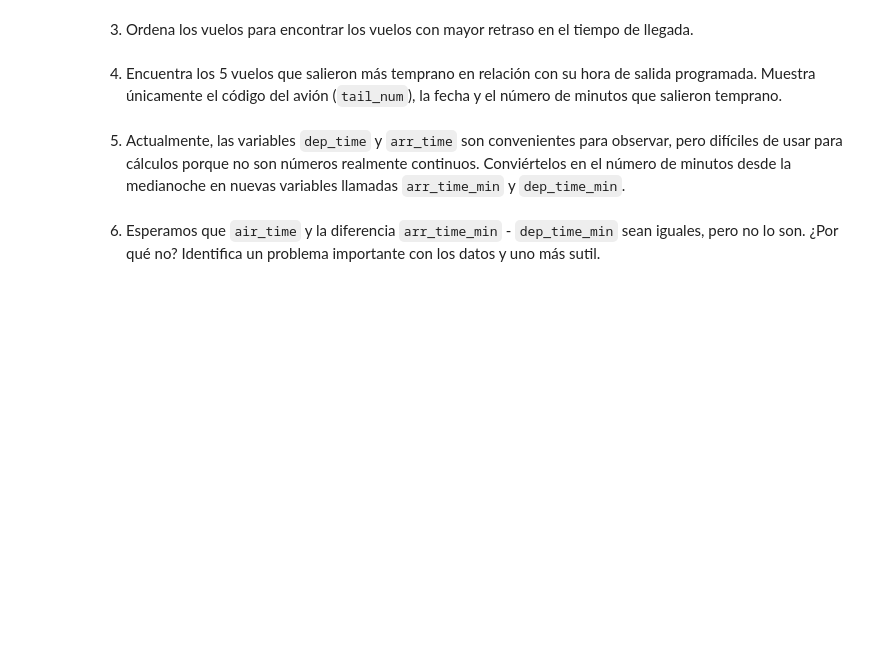
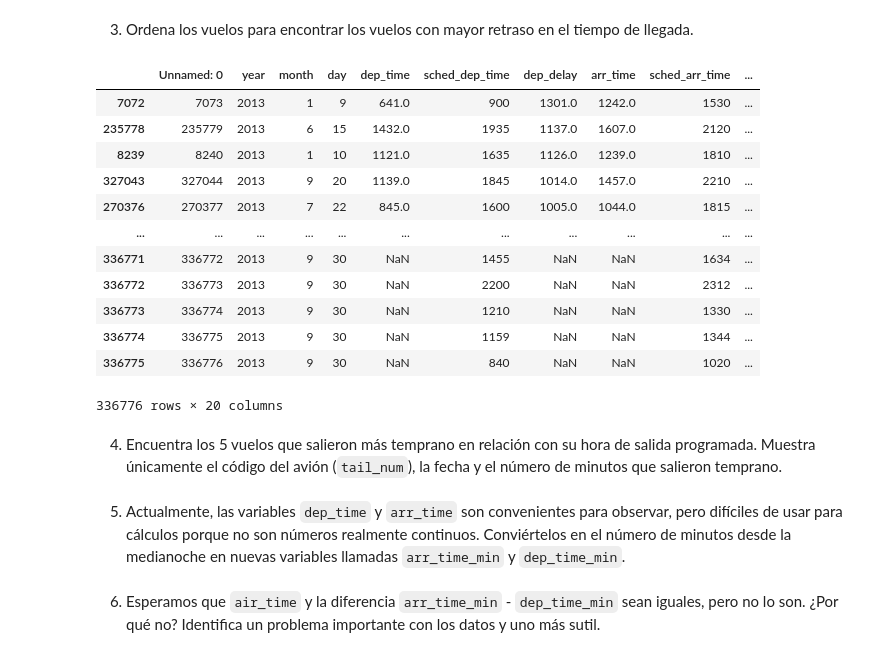
Before and after one commit to qlab-intro-python/qlab-intro-python-ccss-tarea-2-tarea_plantilla, a Jupyter notebook: tarea_2_grupo_5.ipynb, the cells around one changed output. Cells and saved outputs as stored; diff of their text form; code cells hidden in the pictures; blank space fills up the shorter version.

```diff
--- a/tarea_2_grupo_5.ipynb
+++ b/tarea_2_grupo_5.ipynb
@@ -123,2 +149,19 @@ df_flights[df_flights['month'].isin([3, 4, 6])]
+# %%
+# Solución
+df_flights.sort_values(by='arr_delay', ascending=False)
+# %% [output]
+|  | Unnamed: 0 | year | month | day | dep_time | sched_dep_time | dep_delay | arr_time | sched_arr_time | ... |
+| 7072 | 7073 | 2013 | 1 | 9 | 641.0 | 900 | 1301.0 | 1242.0 | 1530 | ... |
+| 235778 | 235779 | 2013 | 6 | 15 | 1432.0 | 1935 | 1137.0 | 1607.0 | 2120 | ... |
+| 8239 | 8240 | 2013 | 1 | 10 | 1121.0 | 1635 | 1126.0 | 1239.0 | 1810 | ... |
+| 327043 | 327044 | 2013 | 9 | 20 | 1139.0 | 1845 | 1014.0 | 1457.0 | 2210 | ... |
+| 270376 | 270377 | 2013 | 7 | 22 | 845.0 | 1600 | 1005.0 | 1044.0 | 1815 | ... |
+| ... | ... | ... | ... | ... | ... | ... | ... | ... | ... | ... |
+| 336771 | 336772 | 2013 | 9 | 30 | NaN | 1455 | NaN | NaN | 1634 | ... |
+| 336772 | 336773 | 2013 | 9 | 30 | NaN | 2200 | NaN | NaN | 2312 | ... |
+| 336773 | 336774 | 2013 | 9 | 30 | NaN | 1210 | NaN | NaN | 1330 | ... |
+| 336774 | 336775 | 2013 | 9 | 30 | NaN | 1159 | NaN | NaN | 1344 | ... |
+| 336775 | 336776 | 2013 | 9 | 30 | NaN | 840 | NaN | NaN | 1020 | ... |
+336776 rows × 20 columns
 # %% [markdown]
 4. Encuentra los 5 vuelos que salieron más temprano en relación con su hora de salida programada. Muestra únicamente el código del avión (`tail_num`), la fecha y el número de minutos que salieron temprano.
```
Also changed, not shown: parts of 7 cells of this notebook.
